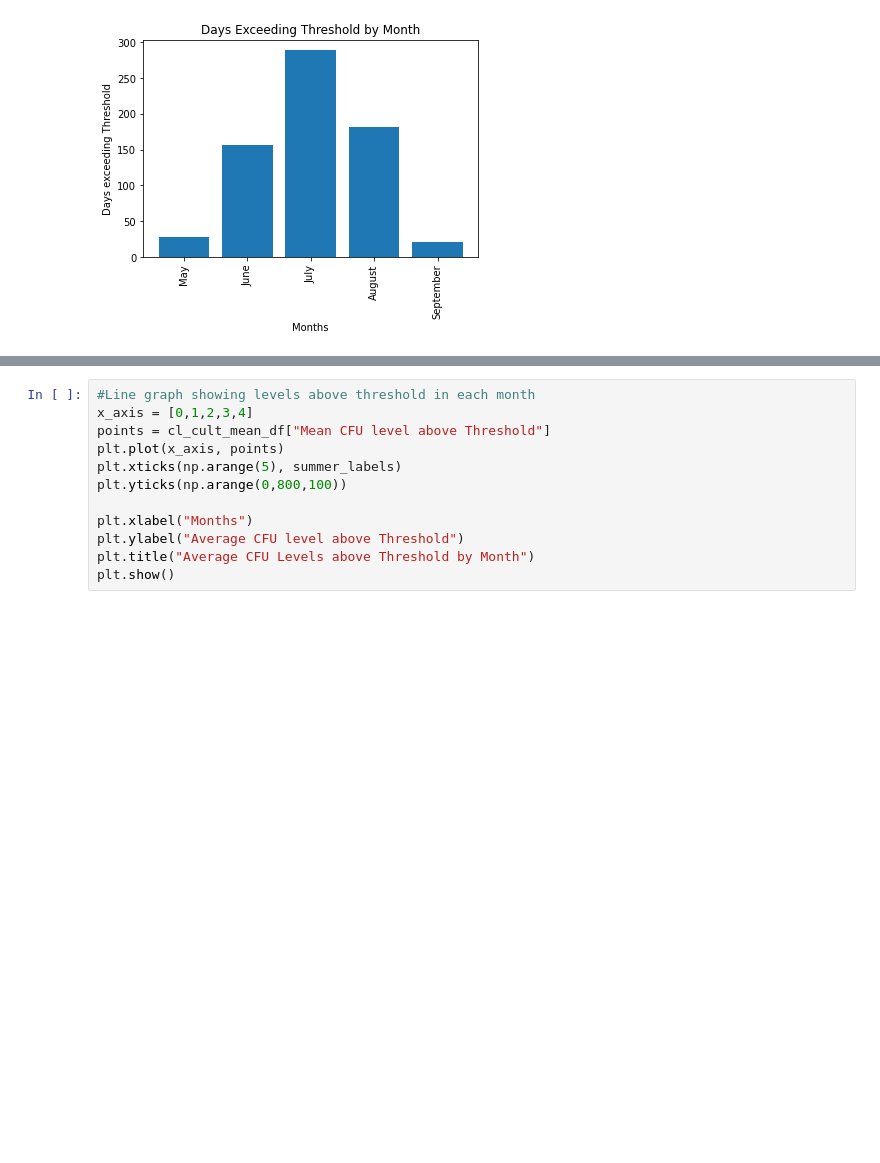
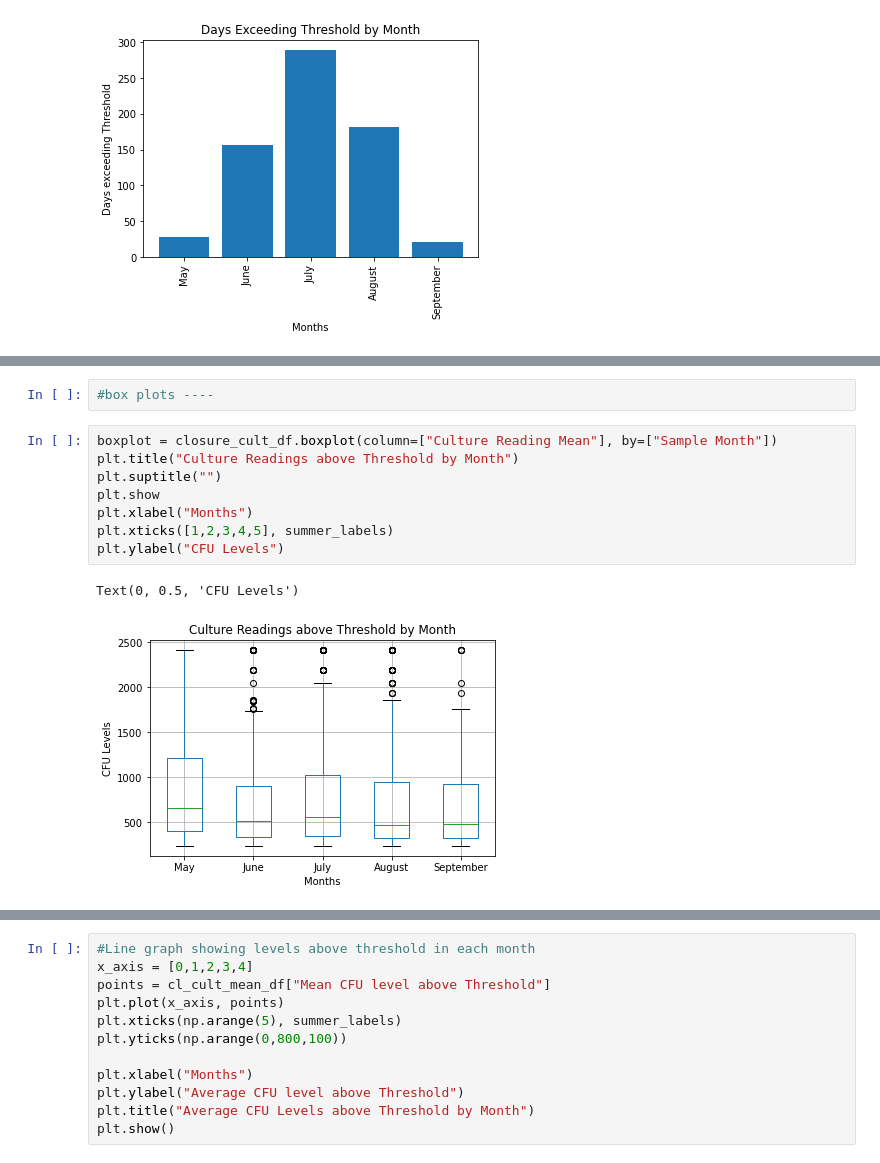
Before and after one commit to ander1908/Bootcamp_Project1, a Jupyter notebook: MostClosures_Stephen.ipynb, the cells around one changed output, grey strips where cells are left out. Saved outputs shown, nothing was run; the diff lists cells and outputs as text; blank space fills up the shorter version.

```diff
--- a/MostClosures_Stephen.ipynb
+++ b/MostClosures_Stephen.ipynb
@@ -184,0 +231,13 @@ Text(0, 0.5, 'Days exceeding Threshold')
+# %%
+#box plots ----
+# %%
+boxplot = closure_cult_df.boxplot(column=["Culture Reading Mean"], by=["Sample Month"])
+plt.title("Culture Readings above Threshold by Month")
+plt.suptitle("")
+plt.show
+plt.xlabel("Months")
+plt.xticks([1,2,3,4,5], summer_labels)
+plt.ylabel("CFU Levels")
+# %% [output]
+Text(0, 0.5, 'CFU Levels')
+[figure, added]
```
Also changed, not shown: parts of 5 cells of this notebook.
